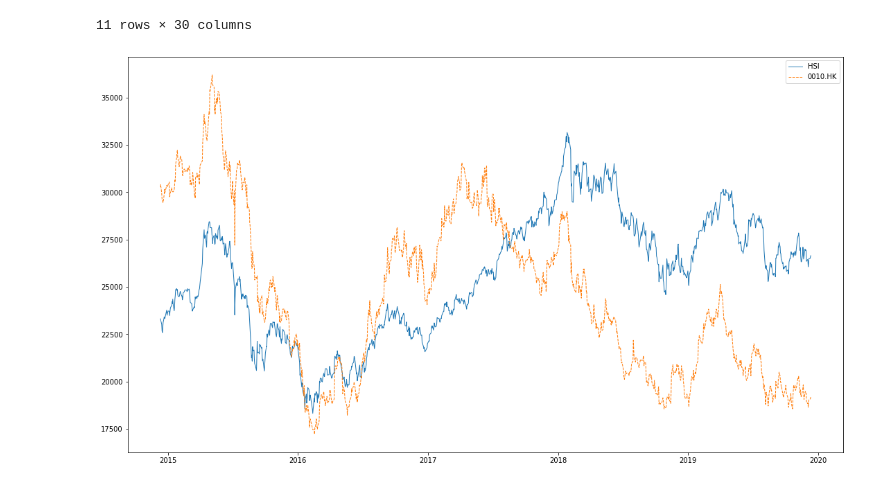
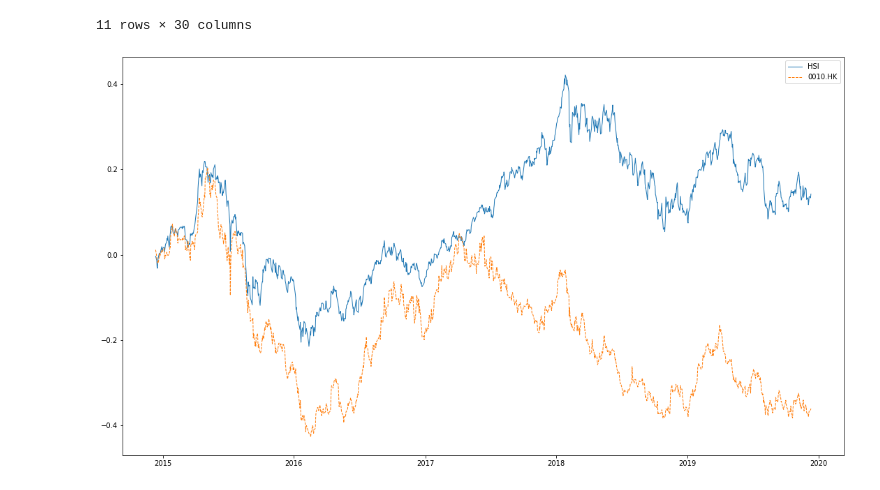
Before and after one commit to mb95506/CISC7201Project, a Jupyter notebook: sample_plot.ipynb, the cells around one changed output. Drawn from its saved outputs; the diff is of its cells as text; code cells hidden in the pictures.

```diff
--- a/sample_plot.ipynb
+++ b/sample_plot.ipynb
@@ -64,19 +65,19 @@ m
 import matplotlib.dates as mdates
 def pltdata(data, label):
     hsi=yf.Ticker('^HSI')
+    hsidata=hsi.history(period='5y')
     fig=plt.figure()
     fig.set_size_inches(18.5, 10.5)
-    plt.plot(hsi.history(period='5y')['Close'], linestyle='-', linewidth=1, label='HSI')
-    plt.plot(data['Close'], linestyle='--', linewidth=1, label=label)
+    plt.plot(hsidata['Close']/hsidata.iloc[0]['Open']-1, linestyle='-', linewidth=1, label='HSI')
+    plt.plot(data['Close']/data.iloc[0]['Open']-1, linestyle='--', linewidth=1, label=label)
     plt.legend()
     plt.show()
 # %%
 t=yf.Ticker('0010.HK')
 data=(t.history(period='5y'))
-data['Close']=data['Close']*1000
 pltdata(data,t.info['symbol'])
 # %% [output]
-[figure, old version]
+[figure, new version]
 # %%
 t.actions
 t.balance_sheet
```
Also changed, not shown: parts of 1 cell of this notebook.
